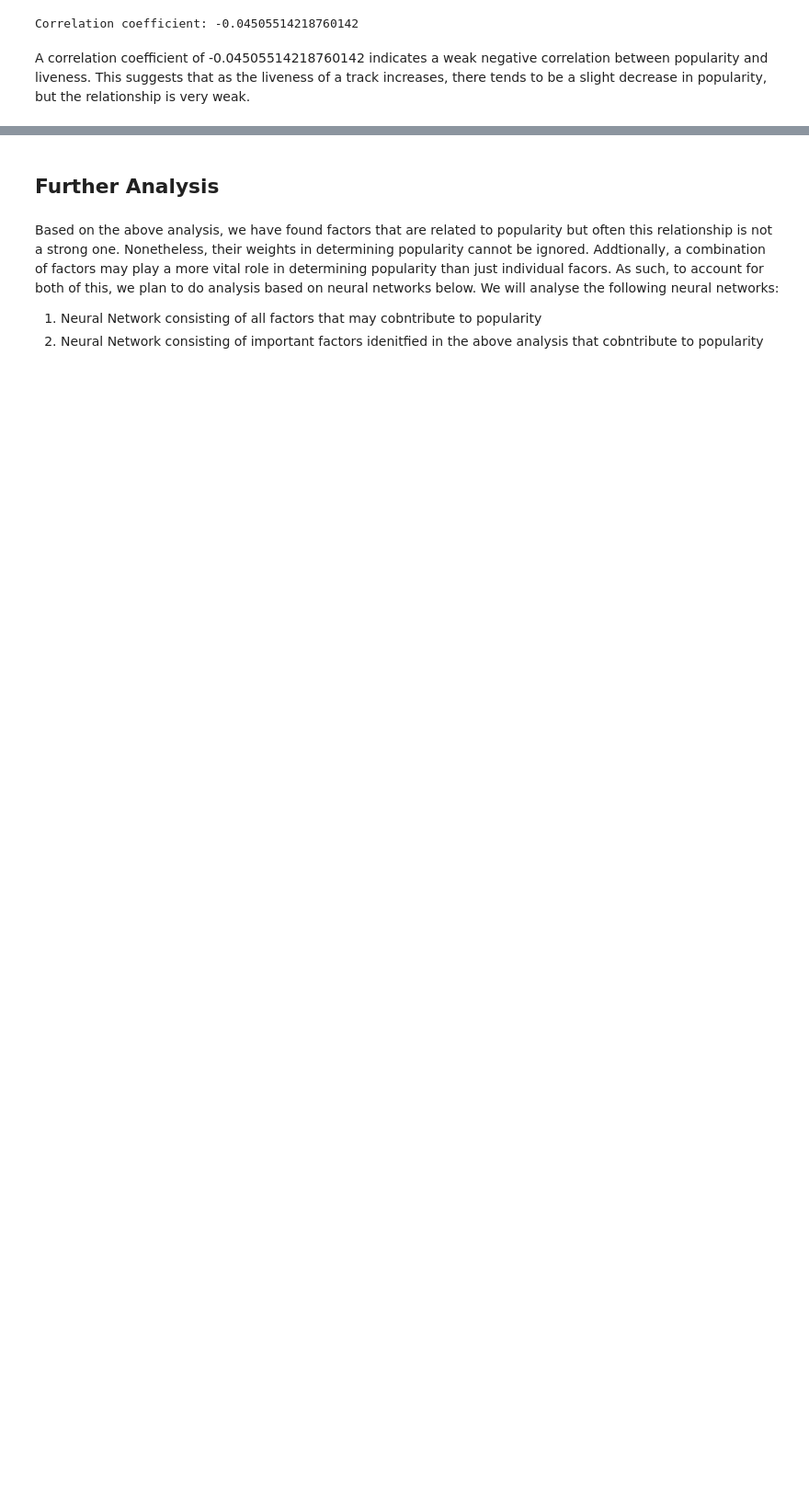
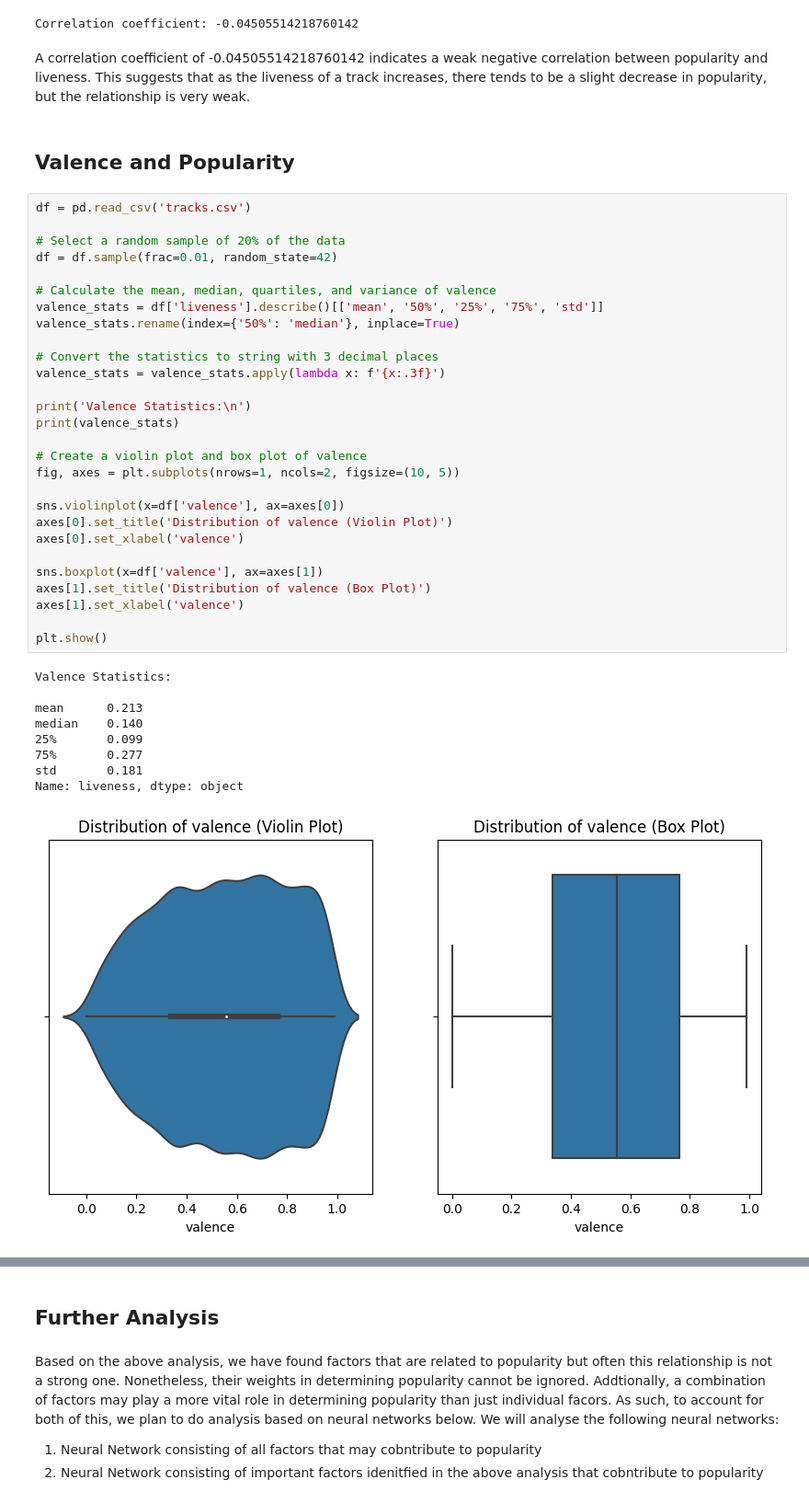
Before and after one commit to ayushmandixit2000/DSAI-Project, a Jupyter notebook: TracksAnalysis.ipynb, the cells around one changed output, grey strips where cells are left out. Shown at 92% size. Saved outputs shown, nothing was run; the diff lists cells and outputs as text; blank space fills up the shorter version.

Commit message:
add valence

```diff
--- a/TracksAnalysis.ipynb
+++ b/TracksAnalysis.ipynb
@@ -1048,3 +1048,43 @@ print('Correlation coefficient:', corr)
 Correlation coefficient: -0.04505514218760142
 # %% [markdown]
 A correlation coefficient of -0.04505514218760142 indicates a weak negative correlation between popularity and liveness. This suggests that as the liveness of a track increases, there tends to be a slight decrease in popularity, but the relationship is very weak.
+# %% [markdown]
+## Valence and Popularity
+# %%
+df = pd.read_csv('tracks.csv')
+
+# Select a random sample of 20% of the data
+df = df.sample(frac=0.01, random_state=42)
+
+# Calculate the mean, median, quartiles, and variance of valence
+valence_stats = df['liveness'].describe()[['mean', '50%', '25%', '75%', 'std']]
+valence_stats.rename(index={'50%': 'median'}, inplace=True)
+
+# Convert the statistics to string with 3 decimal places
+valence_stats = valence_stats.apply(lambda x: f'{x:.3f}')
+
+print('Valence Statistics:\n')
+print(valence_stats)
+
+# Create a violin plot and box plot of valence
+fig, axes = plt.subplots(nrows=1, ncols=2, figsize=(10, 5))
+
+sns.violinplot(x=df['valence'], ax=axes[0])
+axes[0].set_title('Distribution of valence (Violin Plot)')
+axes[0].set_xlabel('valence')
+
+sns.boxplot(x=df['valence'], ax=axes[1])
+axes[1].set_title('Distribution of valence (Box Plot)')
+axes[1].set_xlabel('valence')
+
+plt.show()
+# %% [output]
+Valence Statistics:
+
+mean      0.213
+median    0.140
+25%       0.099
+75%       0.277
+std       0.181
+Name: liveness, dtype: object
+[figure, added]
```
Also changed, not shown: parts of 2 cells of this notebook.
